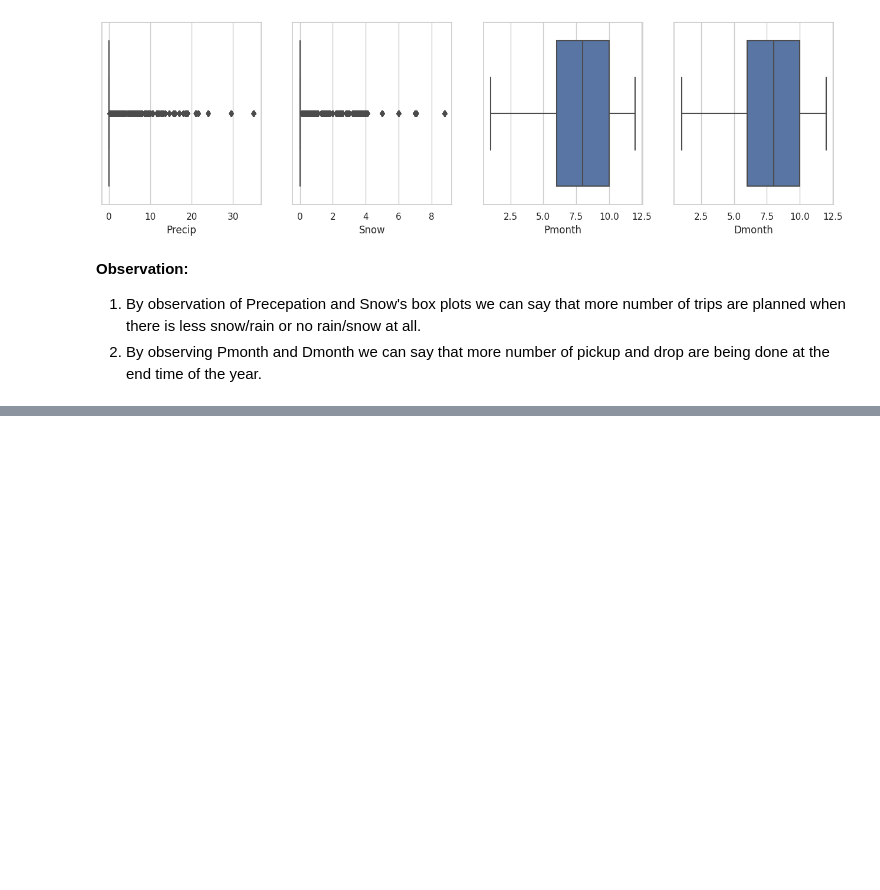
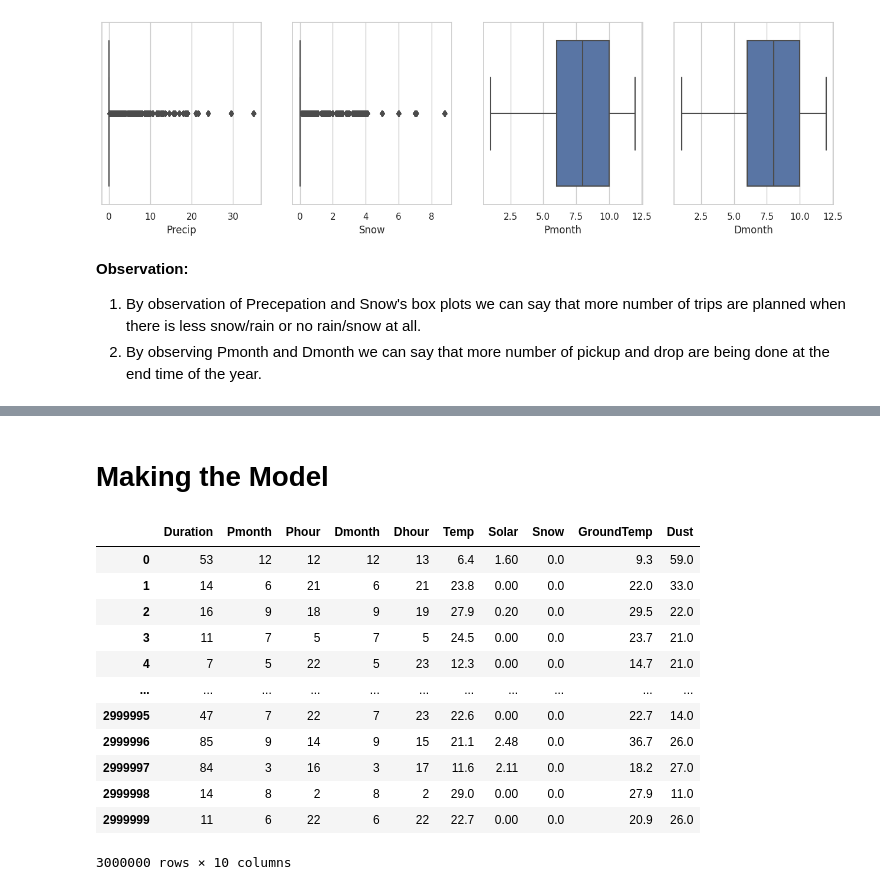
Before and after one commit to dp2292/CP01-Data-Alchemists, a Jupyter notebook: CP01_Data_Alchemists.ipynb, the cells around one changed output, grey strips where cells are left out. Saved outputs shown, nothing was run; the diff lists cells and outputs as text; code cells hidden in the pictures; blank space fills up the shorter version.

```diff
--- a/CP01_Data_Alchemists.ipynb
+++ b/CP01_Data_Alchemists.ipynb
@@ -274,0 +352,22 @@ for axid, col in enumerate(["Precip", "Snow", "Pmonth", "Dmonth"]):
+# %% [markdown]
+# Making the Model
+# %%
+df = dataframe.drop(['Distance', 'Wind', 'Humid', 'PDweek', 'DDweek', 'Pday', 'Dday', 'Haversine', 'Precip', 'Dmin', 'PLong', 'DLatd', 'PLatd', 'DLong', 'Pmin'], axis=1)
+
+seoul_data = df.sample(n=3000000, replace=True,random_state=20)
+seoul_data.reset_index(drop=True,inplace=True)
+seoul_data
+# %% [output]
+|  | Duration | Pmonth | Phour | Dmonth | Dhour | Temp | Solar | Snow | GroundTemp | Dust |
+| 0 | 53 | 12 | 12 | 12 | 13 | 6.4 | 1.60 | 0.0 | 9.3 | 59.0 |
+| 1 | 14 | 6 | 21 | 6 | 21 | 23.8 | 0.00 | 0.0 | 22.0 | 33.0 |
+| 2 | 16 | 9 | 18 | 9 | 19 | 27.9 | 0.20 | 0.0 | 29.5 | 22.0 |
+| 3 | 11 | 7 | 5 | 7 | 5 | 24.5 | 0.00 | 0.0 | 23.7 | 21.0 |
+| 4 | 7 | 5 | 22 | 5 | 23 | 12.3 | 0.00 | 0.0 | 14.7 | 21.0 |
+| ... | ... | ... | ... | ... | ... | ... | ... | ... | ... | ... |
+| 2999995 | 47 | 7 | 22 | 7 | 23 | 22.6 | 0.00 | 0.0 | 22.7 | 14.0 |
+| 2999996 | 85 | 9 | 14 | 9 | 15 | 21.1 | 2.48 | 0.0 | 36.7 | 26.0 |
+| 2999997 | 84 | 3 | 16 | 3 | 17 | 11.6 | 2.11 | 0.0 | 18.2 | 27.0 |
+| 2999998 | 14 | 8 | 2 | 8 | 2 | 29.0 | 0.00 | 0.0 | 27.9 | 11.0 |
+| 2999999 | 11 | 6 | 22 | 6 | 22 | 22.7 | 0.00 | 0.0 | 20.9 | 26.0 |
+3000000 rows × 10 columns
```
Also changed, not shown: parts of 11 cells of this notebook.
